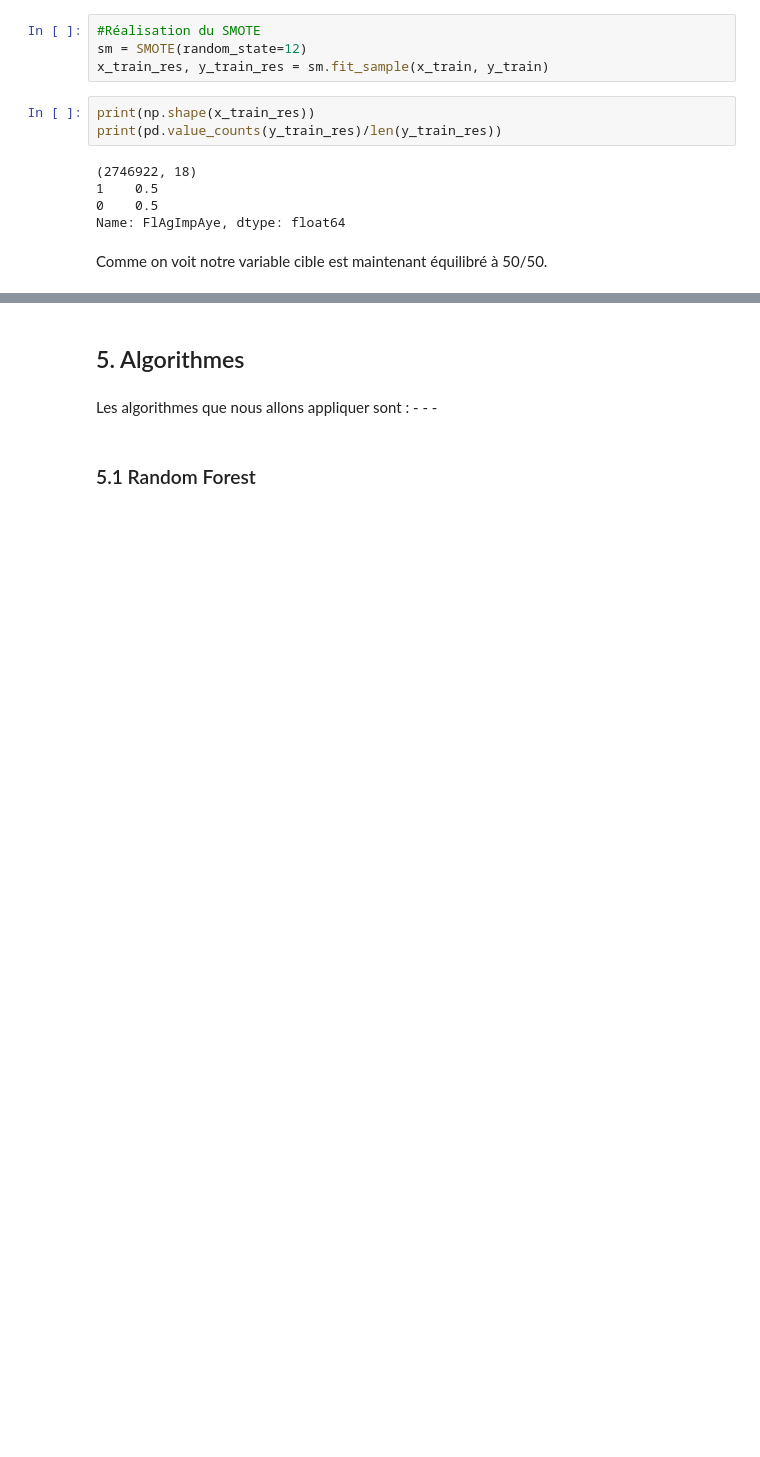
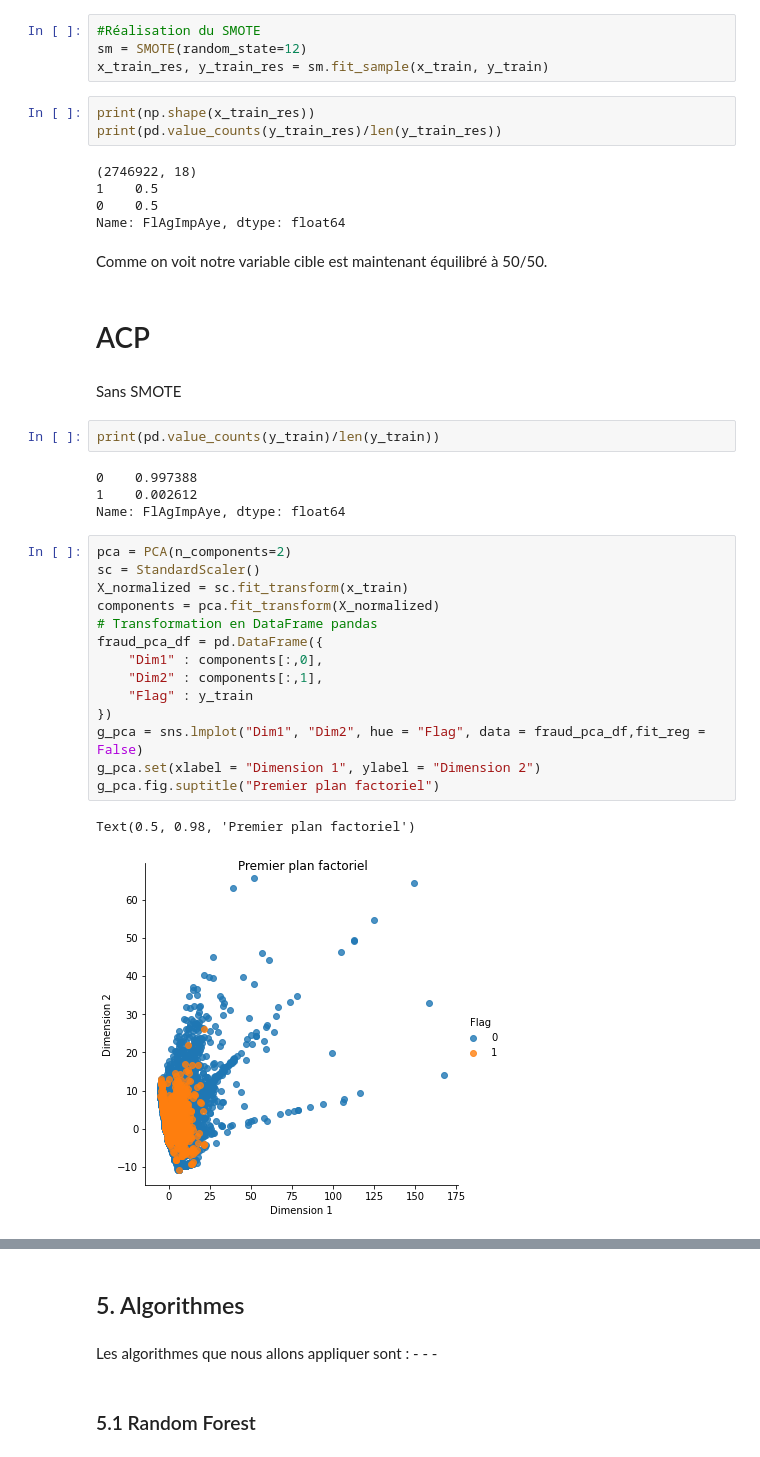
Before and after one commit to hoangkhanh2510/Fraud, a Jupyter notebook: BIG DATA.ipynb, the cells around one changed output, grey strips where cells are left out. Cells and saved outputs as stored; diff of their text form; blank space fills up the shorter version.

```diff
--- a/BIG DATA.ipynb
+++ b/BIG DATA.ipynb
@@ -344,3 +361,30 @@ print(pd.value_counts(y_train_res)/len(y_train_res))
 Name: FlAgImpAye, dtype: float64
 # %% [markdown]
 Comme on voit notre variable cible est maintenant équilibré à 50/50.
+# %% [markdown]
+# ACP
+# %% [markdown]
+Sans SMOTE
+# %%
+print(pd.value_counts(y_train)/len(y_train))
+# %% [output]
+0    0.997388
+1    0.002612
+Name: FlAgImpAye, dtype: float64
+# %%
+pca = PCA(n_components=2)
+sc = StandardScaler()
+X_normalized = sc.fit_transform(x_train)
+components = pca.fit_transform(X_normalized)
+# Transformation en DataFrame pandas
+fraud_pca_df = pd.DataFrame({
+    "Dim1" : components[:,0],
+    "Dim2" : components[:,1],
+    "Flag" : y_train
+})
+g_pca = sns.lmplot("Dim1", "Dim2", hue = "Flag", data = fraud_pca_df,fit_reg = False)
+g_pca.set(xlabel = "Dimension 1", ylabel = "Dimension 2")
+g_pca.fig.suptitle("Premier plan factoriel")
+# %% [output]
+Text(0.5, 0.98, 'Premier plan factoriel')
+[figure, added]
```
Also changed, not shown: parts of 20 cells of this notebook.
